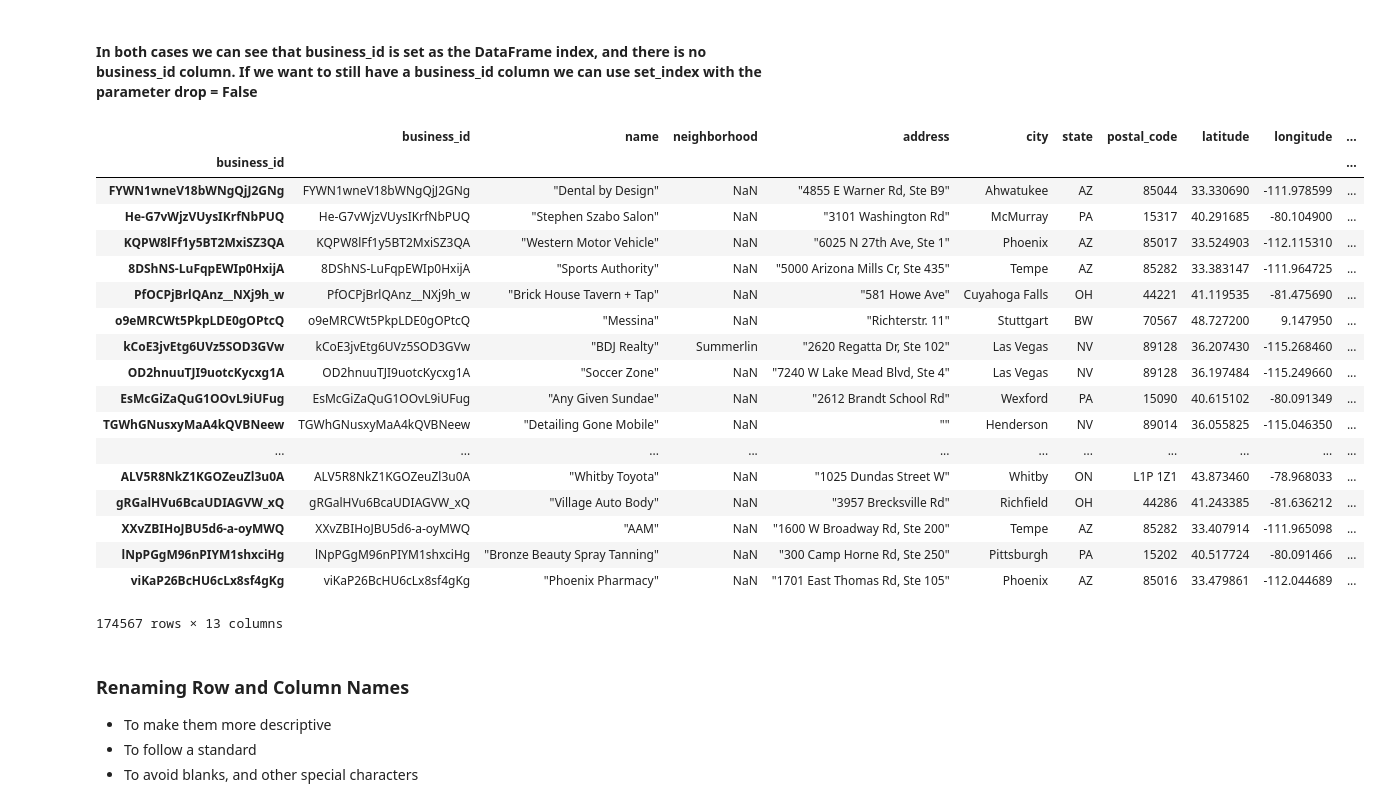
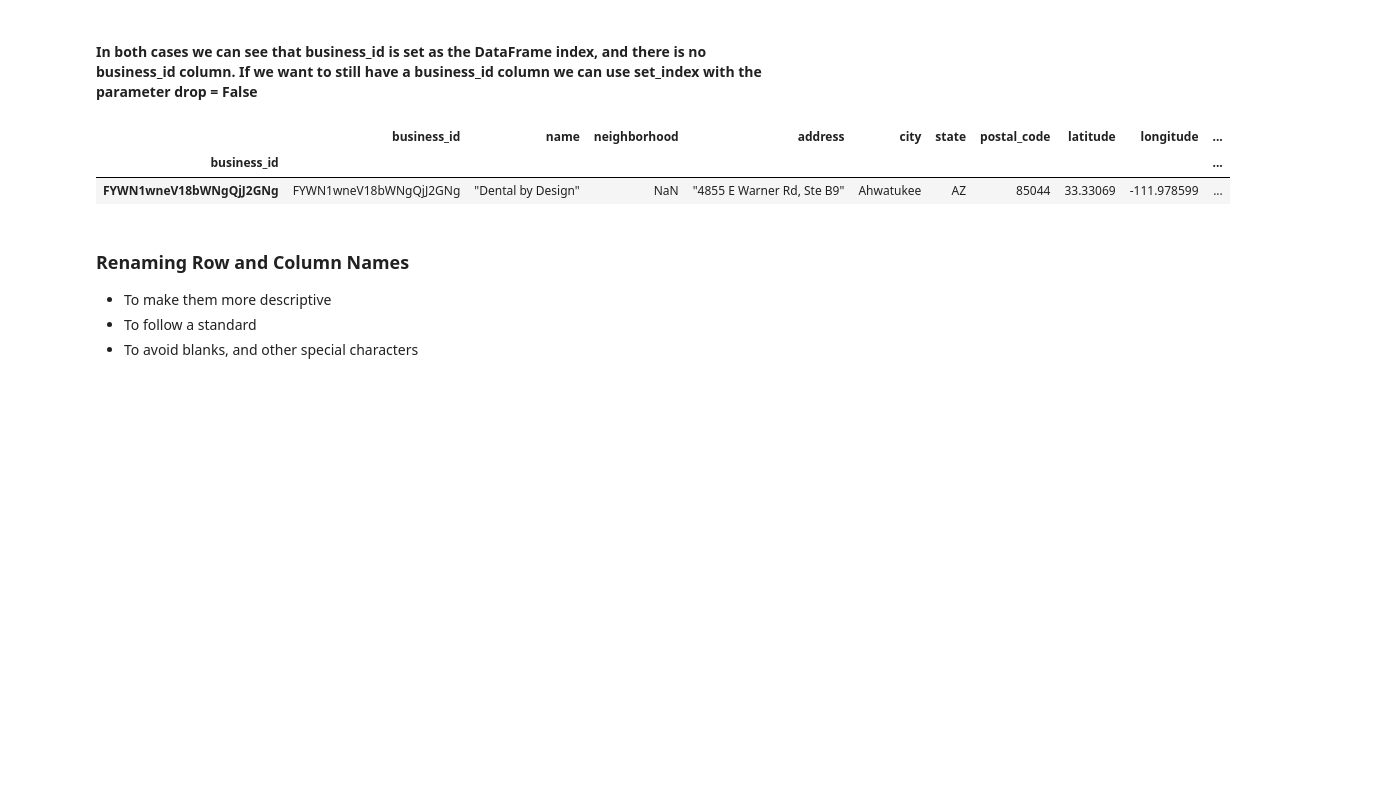
Before and after one commit to lrargerich/7506, a Jupyter notebook: Notebooks/Yelp/Yelp.ipynb, the cells around one changed output. Drawn from its saved outputs; the diff is of its cells as text; code cells hidden in the pictures; blank space fills up the shorter version.

```diff
--- a/Notebooks/Yelp/Yelp.ipynb
+++ b/Notebooks/Yelp/Yelp.ipynb
@@ -28,8 +28,8 @@ import matplotlib.pyplot as plt
 #### To see what we just read, we will be using the head() function. We can indicate the number of rows as a parameter, or by default it will show 5 rows.
 ####
 # %%
-business = pd.read_csv('Data/Yelp/yelp_business.csv')
-business.head()
+business = pd.read_csv('/data/Yelp/yelp_business.csv')
+business.head(2)
 # %% [output]
 |  | business_id | name | neighborhood | address | city | state | postal_code | latitude | longitude | ... |
 | 0 | FYWN1wneV18bWNgQjJ2GNg | "Dental by Design" | NaN | "4855 E Warner Rd, Ste B9" | Ahwatukee | AZ | 85044 | 33.330690 | -111.978599 | ... |
@@ -734,27 +762,11 @@ business_byID.reset_index()
 #### In both cases we can see that business_id is set as the DataFrame index, and there is no business_id column. If we want to still have a business_id column we can use set_index with the parameter drop = False
 # %%
 business_byID = business.set_index('business_id',drop=False)
-business_byID
+business_byID.head(1)
 # %% [output]
 |  | business_id | name | neighborhood | address | city | state | postal_code | latitude | longitude | ... |
 | business_id |  |  |  |  |  |  |  |  |  | ... |
-| FYWN1wneV18bWNgQjJ2GNg | FYWN1wneV18bWNgQjJ2GNg | "Dental by Design" | NaN | "4855 E Warner Rd, Ste B9" | Ahwatukee | AZ | 85044 | 33.330690 | -111.978599 | ... |
-| He-G7vWjzVUysIKrfNbPUQ | He-G7vWjzVUysIKrfNbPUQ | "Stephen Szabo Salon" | NaN | "3101 Washington Rd" | McMurray | PA | 15317 | 40.291685 | -80.104900 | ... |
-| KQPW8lFf1y5BT2MxiSZ3QA | KQPW8lFf1y5BT2MxiSZ3QA | "Western Motor Vehicle" | NaN | "6025 N 27th Ave, Ste 1" | Phoenix | AZ | 85017 | 33.524903 | -112.115310 | ... |
-| 8DShNS-LuFqpEWIp0HxijA | 8DShNS-LuFqpEWIp0HxijA | "Sports Authority" | NaN | "5000 Arizona Mills Cr, Ste 435" | Tempe | AZ | 85282 | 33.383147 | -111.964725 | ... |
-| PfOCPjBrlQAnz__NXj9h_w | PfOCPjBrlQAnz__NXj9h_w | "Brick House Tavern + Tap" | NaN | "581 Howe Ave" | Cuyahoga Falls | OH | 44221 | 41.119535 | -81.475690 | ... |
-| o9eMRCWt5PkpLDE0gOPtcQ | o9eMRCWt5PkpLDE0gOPtcQ | "Messina" | NaN | "Richterstr. 11" | Stuttgart | BW | 70567 | 48.727200 | 9.147950 | ... |
-| kCoE3jvEtg6UVz5SOD3GVw | kCoE3jvEtg6UVz5SOD3GVw | "BDJ Realty" | Summerlin | "2620 Regatta Dr, Ste 102" | Las Vegas | NV | 89128 | 36.207430 | -115.268460 | ... |
-| OD2hnuuTJI9uotcKycxg1A | OD2hnuuTJI9uotcKycxg1A | "Soccer Zone" | NaN | "7240 W Lake Mead Blvd, Ste 4" | Las Vegas | NV | 89128 | 36.197484 | -115.249660 | ... |
-| EsMcGiZaQuG1OOvL9iUFug | EsMcGiZaQuG1OOvL9iUFug | "Any Given Sundae" | NaN | "2612 Brandt School Rd" | Wexford | PA | 15090 | 40.615102 | -80.091349 | ... |
-| TGWhGNusxyMaA4kQVBNeew | TGWhGNusxyMaA4kQVBNeew | "Detailing Gone Mobile" | NaN | "" | Henderson | NV | 89014 | 36.055825 | -115.046350 | ... |
-| ... | ... | ... | ... | ... | ... | ... | ... | ... | ... | ... |
-| ALV5R8NkZ1KGOZeuZl3u0A | ALV5R8NkZ1KGOZeuZl3u0A | "Whitby Toyota" | NaN | "1025 Dundas Street W" | Whitby | ON | L1P 1Z1 | 43.873460 | -78.968033 | ... |
-| gRGalHVu6BcaUDIAGVW_xQ | gRGalHVu6BcaUDIAGVW_xQ | "Village Auto Body" | NaN | "3957 Brecksville Rd" | Richfield | OH | 44286 | 41.243385 | -81.636212 | ... |
-| XXvZBIHoJBU5d6-a-oyMWQ | XXvZBIHoJBU5d6-a-oyMWQ | "AAM" | NaN | "1600 W Broadway Rd, Ste 200" | Tempe | AZ | 85282 | 33.407914 | -111.965098 | ... |
-| lNpPGgM96nPIYM1shxciHg | lNpPGgM96nPIYM1shxciHg | "Bronze Beauty Spray Tanning" | NaN | "300 Camp Horne Rd, Ste 250" | Pittsburgh | PA | 15202 | 40.517724 | -80.091466 | ... |
-| viKaP26BcHU6cLx8sf4gKg | viKaP26BcHU6cLx8sf4gKg | "Phoenix Pharmacy" | NaN | "1701 East Thomas Rd, Ste 105" | Phoenix | AZ | 85016 | 33.479861 | -112.044689 | ... |
+| FYWN1wneV18bWNgQjJ2GNg | FYWN1wneV18bWNgQjJ2GNg | "Dental by Design" | NaN | "4855 E Warner Rd, Ste B9" | Ahwatukee | AZ | 85044 | 33.33069 | -111.978599 | ... |
-174567 rows × 13 columns
 # %% [markdown]
 ### Renaming Row and Column Names
 
```
Also changed, not shown: parts of 55 cells of this notebook, 2 other files.
